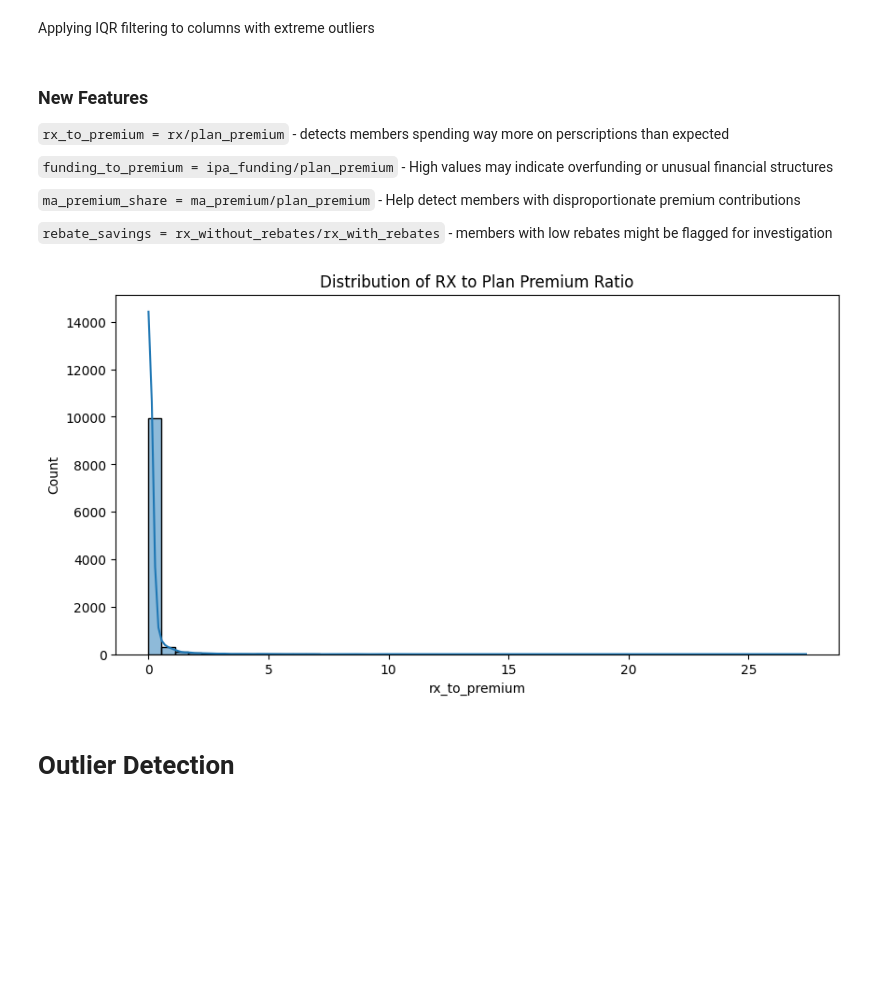
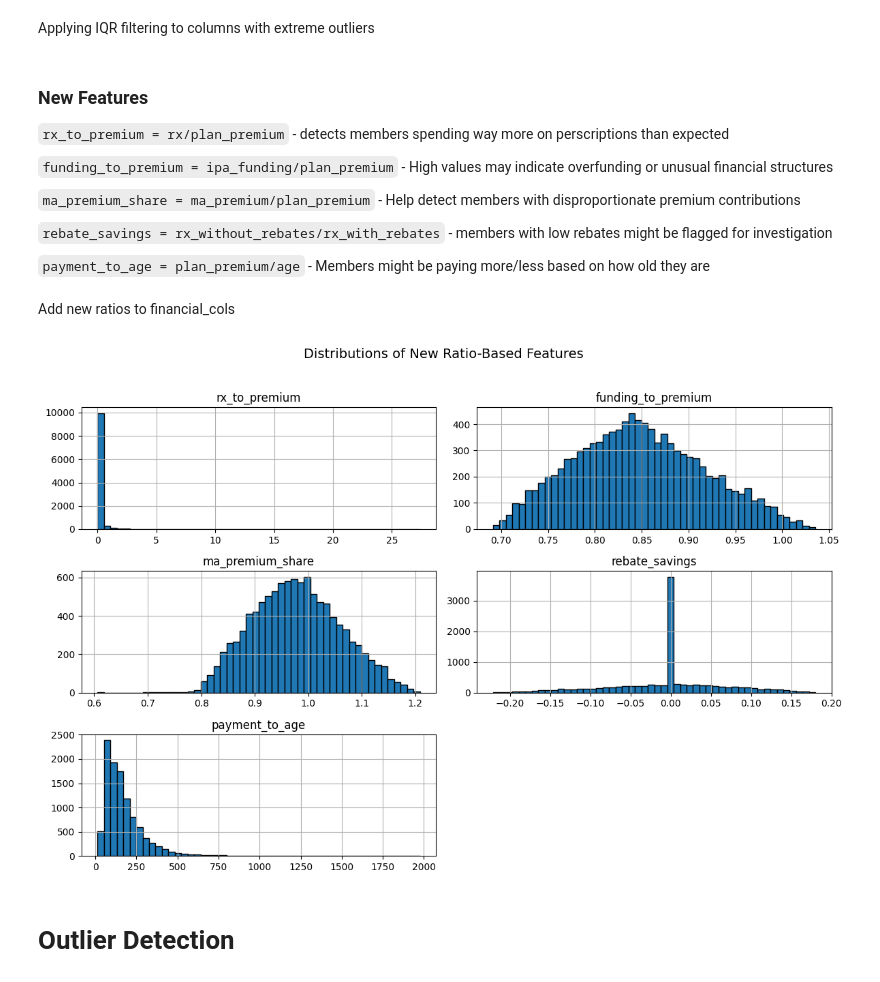
Before and after one commit to lizbethkr/Outlier-Detection, a Jupyter notebook: notebooks/outlier_detection.ipynb, the cells around one changed output. Cells and saved outputs as stored; diff of their text form; code cells hidden in the pictures; blank space fills up the shorter version.

Commit message:
added ratios to financial_cols and added new ratio, 'payment_to_age'

```diff
--- a/notebooks/outlier_detection.ipynb
+++ b/notebooks/outlier_detection.ipynb
@@ -268,16 +270,15 @@ Applying IQR filtering to columns with extreme outliers
 
 `rebate_savings = rx_without_rebates/rx_with_rebates`
     - members with low rebates might be flagged for investigation
+
+`payment_to_age = plan_premium/age`
+    - Members might be paying more/less based on how old they are
 # %%
 # Implementing new features into customers dataframe
 customers["rx_to_premium"] = customers["rx"] / (customers["plan_premium"] + 1e-5)
 customers["funding_to_premium"] = customers["ipa_funding"] / (customers["plan_premium"] + 1e-5)
 customers["ma_premium_share"] = customers["ma_premium"] / (customers["plan_premium"] + 1e-5)
 customers["rebate_savings"] = (customers["rx_without_rebates"] - customers["rx_with_rebates"]) / (customers["rx_without_rebates"] + 1e-5)
+customers["payment_to_age"] = customers["plan_premium"] / (customers["age"] + 1e-5)
-# %%
-plt.figure(figsize=(10, 5))
-sns.histplot(customers["rx_to_premium"], bins=50, kde=True)
-plt.title("Distribution of RX to Plan Premium Ratio")
-plt.show()
-# %% [output]
-[figure, removed]
+# %% [markdown]
+Add new ratios to financial_cols
@@ -284,3 +287,12 @@ plt.show()
+# %%
+customers[["rx_to_premium", "funding_to_premium", "ma_premium_share", "rebate_savings", "payment_to_age"]].hist(
+    bins=50, figsize=(12, 8), layout=(3, 2), edgecolor="black"
+)
+plt.suptitle("Distributions of New Ratio-Based Features", fontsize=14)
+plt.tight_layout(rect=[0, 0, 1, 0.96])
+plt.show()
+# %% [output]
+[figure, added]
 # %% [markdown]
 # Outlier Detection
 # %% [markdown]
```
Also changed, not shown: parts of 4 cells of this notebook.
